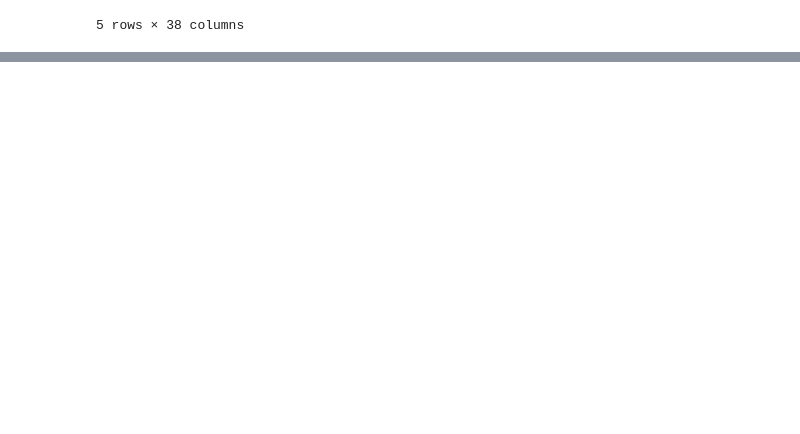
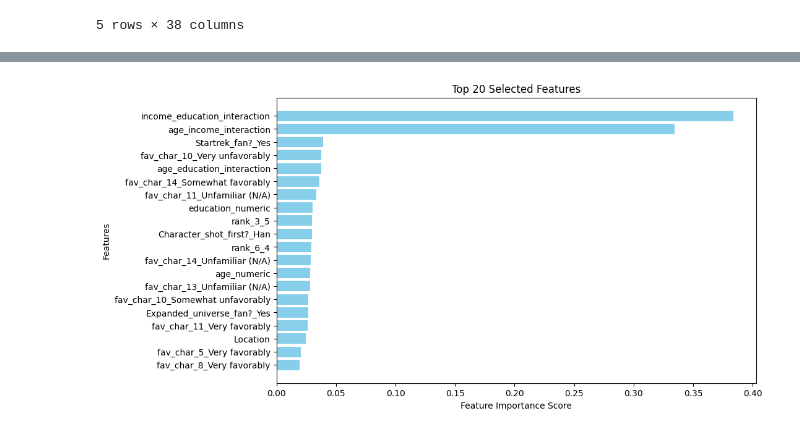
Before and after one commit to MosesIbe23/CSE450_Machine_Learning, a Jupyter notebook: Semester_Project.ipynb, the cells around one changed output, grey strips where cells are left out. Saved outputs shown, nothing was run; the diff lists cells and outputs as text; code cells hidden in the pictures; blank space fills up the shorter version.

```diff
--- a/Semester_Project.ipynb
+++ b/Semester_Project.ipynb
@@ -365,0 +360,31 @@ Confusion Matrix:
+# %%
+# Visualize the top 20 features with their scores
+def plot_top_features(X_train, feature_names, selector, num_features=20):
+    # Get the scores of all features
+    feature_scores = selector.scores_
+
+    # Sort the scores in descending order and get the top `num_features`
+    top_indices = np.argsort(feature_scores)[-num_features:][::-1]
+    top_features = [feature_names[i] for i in top_indices]
+    top_scores = feature_scores[top_indices]
+
+    # Plot the top features
+    plt.figure(figsize=(10, 6))
+    plt.barh(top_features, top_scores, color='skyblue')
+    plt.xlabel("Feature Importance Score")
+    plt.ylabel("Features")
+    plt.title("Top 20 Selected Features")
+    plt.gca().invert_yaxis()  # Invert y-axis for descending order
+    plt.show()
+
+# Call the function after fitting the selector
+feature_names = X.columns  # Assuming X is a pandas DataFrame with feature names
+
+# Define the selector here (or move its definition outside of any function)
+from sklearn.feature_selection import SelectKBest, mutual_info_classif # Make sure these are imported
+selector = SelectKBest(score_func=mutual_info_classif, k=20) # Initialize SelectKBest
+selector.fit(X_train, y_train) # Fit the selector to your data
+
+plot_top_features(X_train, feature_names, selector, num_features=20)
+# %% [output]
+[figure, added]
```
Also changed, not shown: parts of 13 cells of this notebook.
